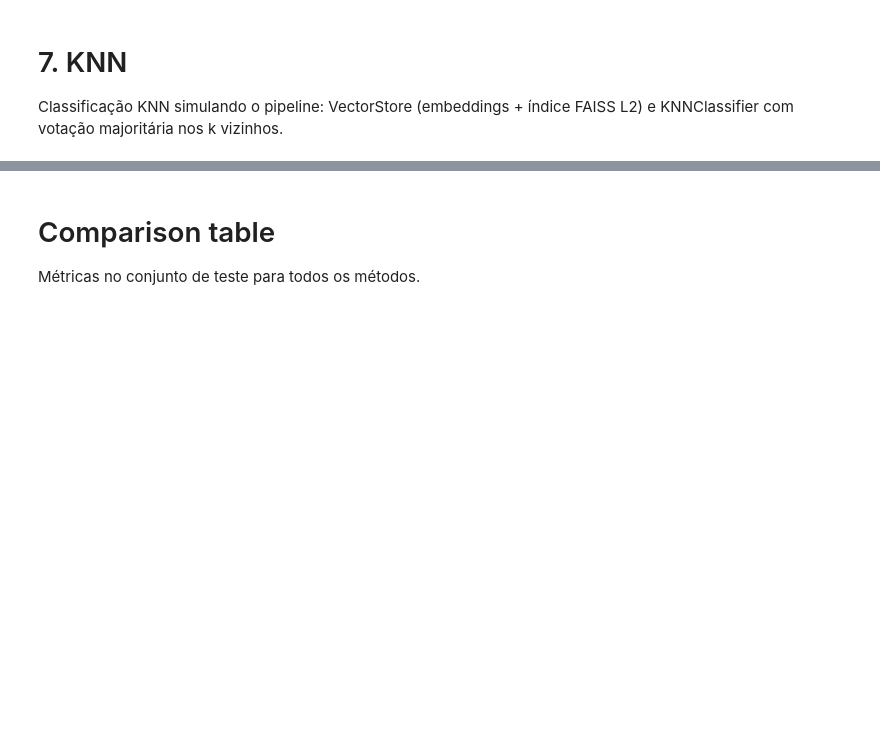
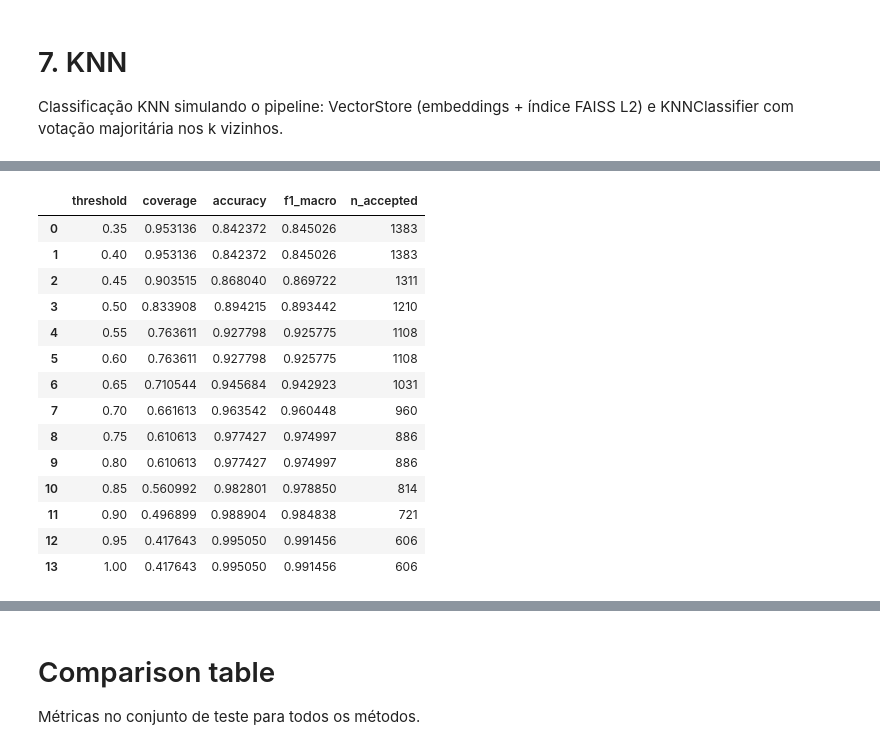
Before and after one commit to JoaquimBreno/ticket-classifier, a Jupyter notebook: labs/architecture-comparison.ipynb, the cells around one changed output, grey strips where cells are left out. Cells and saved outputs as stored; diff of their text form; code cells hidden in the pictures; blank space fills up the shorter version.

```diff
--- a/labs/architecture-comparison.ipynb
+++ b/labs/architecture-comparison.ipynb
@@ -1101,0 +1157,33 @@ KNN F1 macro: 0.8323308682777499 F1 weighted: 0.8320358194357356
+# %%
+thresholds = np.arange(0.35, 1.01, 0.05)
+rows_th = []
+for th in thresholds:
+    accept = confidences >= th
+    n_accept = accept.sum()
+    if n_accept == 0:
+        rows_th.append({'threshold': th, 'coverage': 0, 'accuracy': np.nan, 'f1_macro': np.nan, 'n_accepted': 0})
+        continue
+    acc = (correct[accept]).mean()
+    f1 = f1_score(y_true_idx[accept], y_pred_idx[accept], average='macro', zero_division=0)
+    rows_th.append({
+        'threshold': th, 'coverage': n_accept / len(confidences),
+        'accuracy': acc, 'f1_macro': f1, 'n_accepted': n_accept
+    })
+th_df = pd.DataFrame(rows_th)
+th_df
+# %% [output]
+|  | threshold | coverage | accuracy | f1_macro | n_accepted |
+| 0 | 0.35 | 0.953136 | 0.842372 | 0.845026 | 1383 |
+| 1 | 0.40 | 0.953136 | 0.842372 | 0.845026 | 1383 |
+| 2 | 0.45 | 0.903515 | 0.868040 | 0.869722 | 1311 |
+| 3 | 0.50 | 0.833908 | 0.894215 | 0.893442 | 1210 |
+| 4 | 0.55 | 0.763611 | 0.927798 | 0.925775 | 1108 |
+| 5 | 0.60 | 0.763611 | 0.927798 | 0.925775 | 1108 |
+| 6 | 0.65 | 0.710544 | 0.945684 | 0.942923 | 1031 |
+| 7 | 0.70 | 0.661613 | 0.963542 | 0.960448 | 960 |
+| 8 | 0.75 | 0.610613 | 0.977427 | 0.974997 | 886 |
+| 9 | 0.80 | 0.610613 | 0.977427 | 0.974997 | 886 |
+| 10 | 0.85 | 0.560992 | 0.982801 | 0.978850 | 814 |
+| 11 | 0.90 | 0.496899 | 0.988904 | 0.984838 | 721 |
+| 12 | 0.95 | 0.417643 | 0.995050 | 0.991456 | 606 |
+| 13 | 1.00 | 0.417643 | 0.995050 | 0.991456 | 606 |
```
Also changed, not shown: parts of 8 cells of this notebook, 15 other files.
